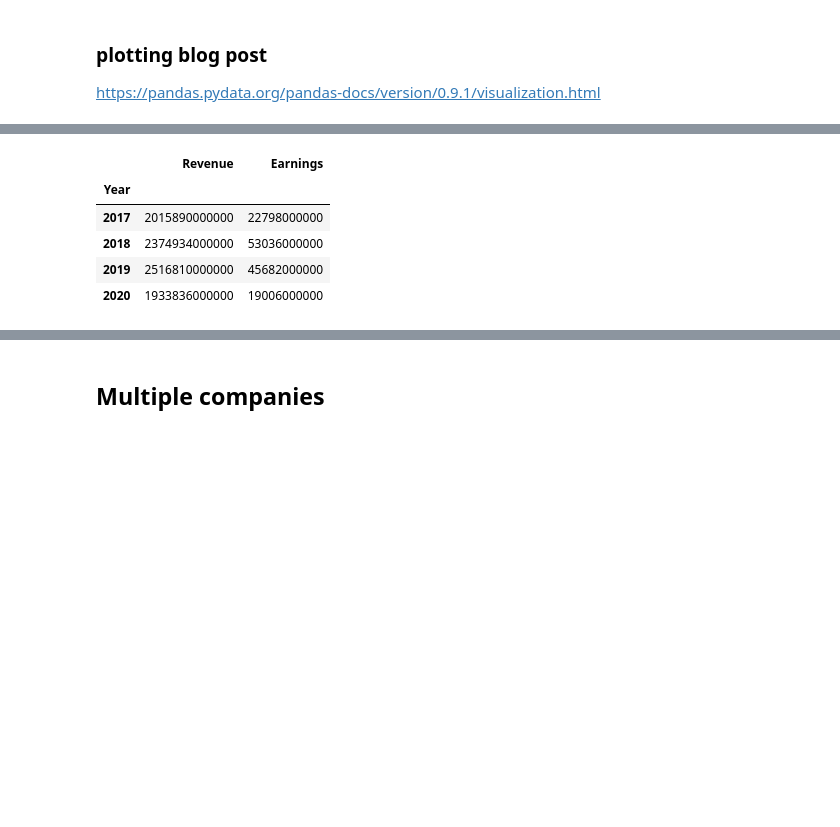
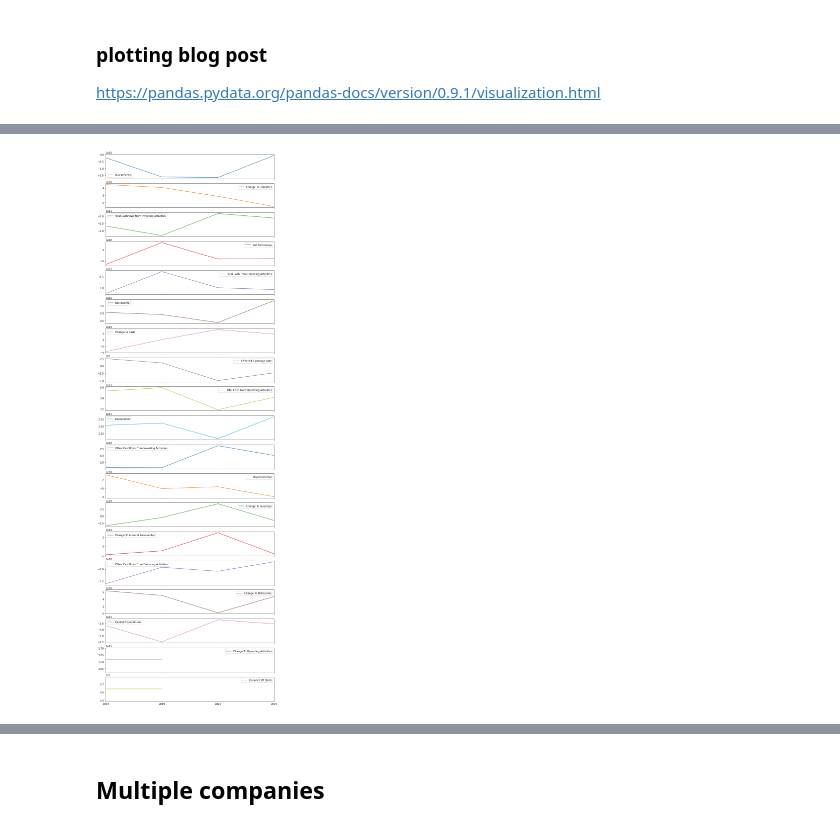
Before and after one commit to muadelm/StockMarketData, a Jupyter notebook: YFinance Stock market data.ipynb, the cells around one changed output, grey strips where cells are left out. Saved outputs shown, nothing was run; the diff lists cells and outputs as text; code cells hidden in the pictures; blank space fills up the shorter version.

```diff
--- a/YFinance Stock market data.ipynb
+++ b/YFinance Stock market data.ipynb
@@ -115,9 +136,4 @@ ptr.cashflow
-# %%
-ptr.earnings
-# %% [output]
-|  | Revenue | Earnings |
-| Year |  |  |
-| 2017 | 2015890000000 | 22798000000 |
-| 2018 | 2374934000000 | 53036000000 |
-| 2019 | 2516810000000 | 45682000000 |
-| 2020 | 1933836000000 | 19006000000 |
+# %%
+ptr.cashflow.T.plot(figsize = [12,40], subplots = True);
+# %% [output]
+[figure, added]
```
Also changed, not shown: parts of 9 cells of this notebook.
